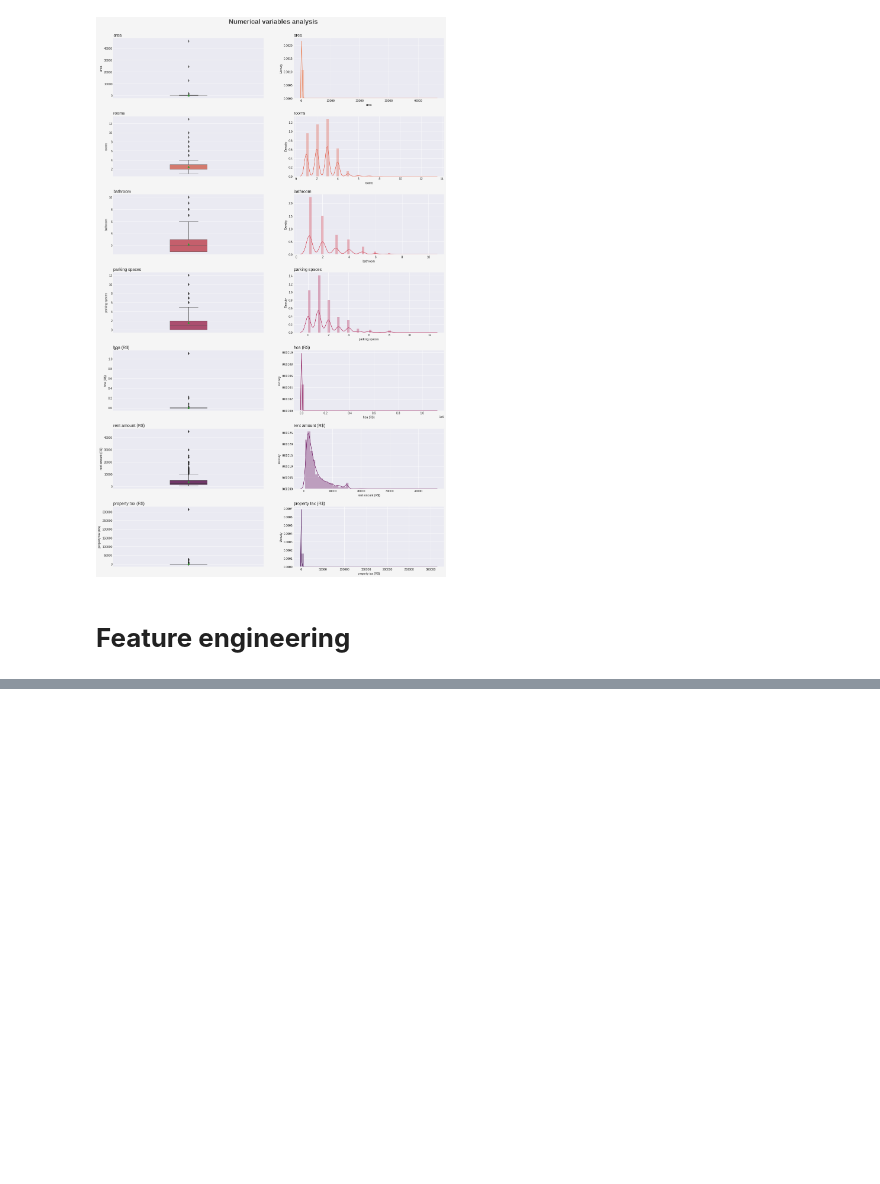
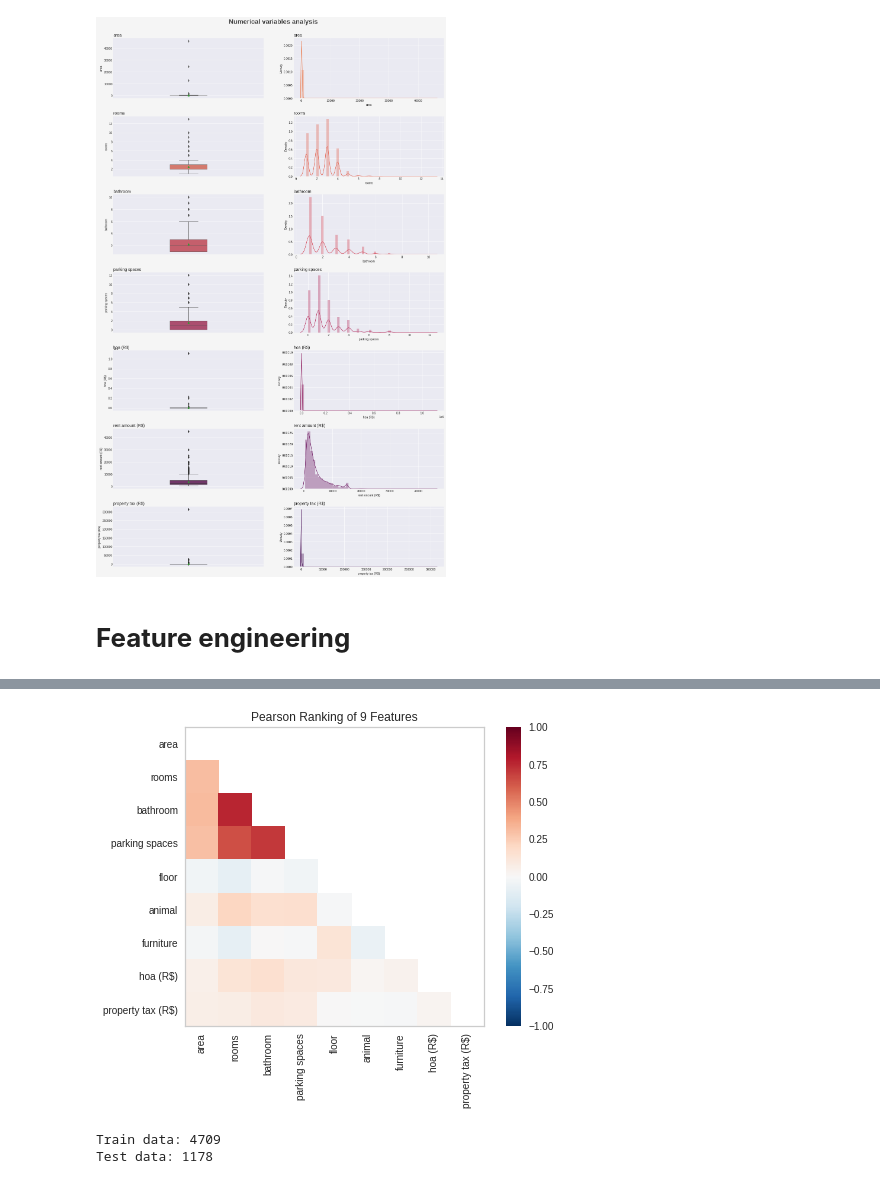
Before and after one commit to lschimidtc/house-pricing, a Jupyter notebook: End_to_end_python_solution.ipynb, the cells around one changed output, grey strips where cells are left out. Saved outputs shown, nothing was run; the diff lists cells and outputs as text; code cells hidden in the pictures; blank space fills up the shorter version.

```diff
--- a/End_to_end_python_solution.ipynb
+++ b/End_to_end_python_solution.ipynb
@@ -233,0 +233,10 @@ for column in numerical_columns:
+# %%
+# Adjust the categorical columns
+df['animal'] = df['animal'].map({'acept':1, 'not acept':0})
+df['furniture'] = df['furniture'].map({'furnished':1, 'not furnished':0})
+
+# Filter the city of São Paulo
+sp_filter = df.loc[df['city'] == 'São Paulo']
+
+# Checking
+sp_filter.head(5)
@@ -233,0 +250,10 @@ for column in numerical_columns:
+# %%
+# Removing the 'city' column
+sp_filter.drop(columns = ['city'], inplace = True)
+# %%
+# Separiting data
+caracteristics = sp_filter.drop(columns = ['rent amount (R$)'])
+previsor = sp_filter['rent amount (R$)']
+
+# Checking
+caracteristics.shape, previsor.shape
@@ -233,0 +300,24 @@ for column in numerical_columns:
+# %%
+from yellowbrick.features import Rank2D
+
+# Defining the method
+correlation = Rank2D(algorithm = 'pearson')
+
+# Filter function
+correlation.fit(caracteristics, previsor)
+correlation.transform(caracteristics)
+correlation.show();
+# %% [output]
+[figure, added]
+# %%
+from sklearn.model_selection import train_test_split
+
+# Data split
+x_train, x_test, y_train, y_test = train_test_split(
+    caracteristics, previsor, test_size = 0.2, random_state=10)
+
+print(f'Train data: {x_train.shape[0]}')
+print(f'Test data: {x_test.shape[0]}')
+# %% [output]
+Train data: 4709
+Test data: 1178
```
Also changed, not shown: parts of 19 cells of this notebook.
